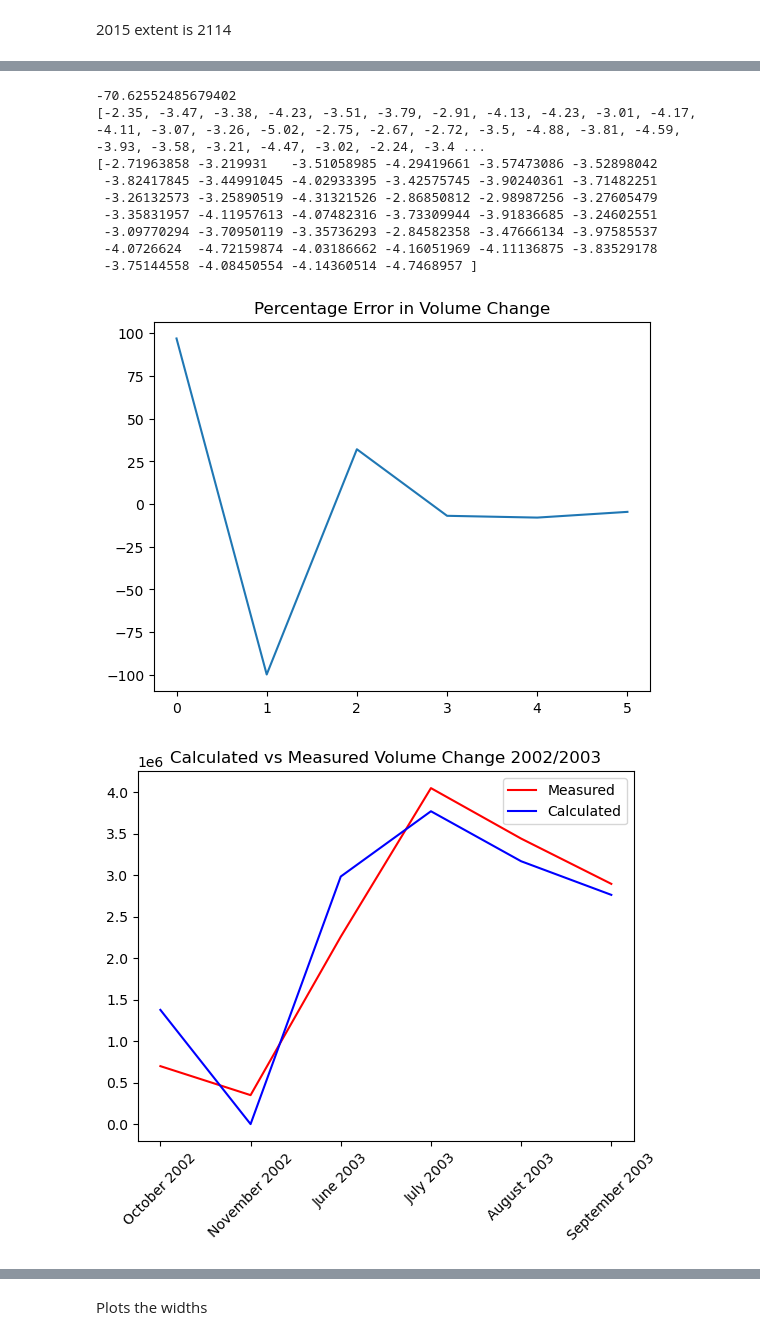
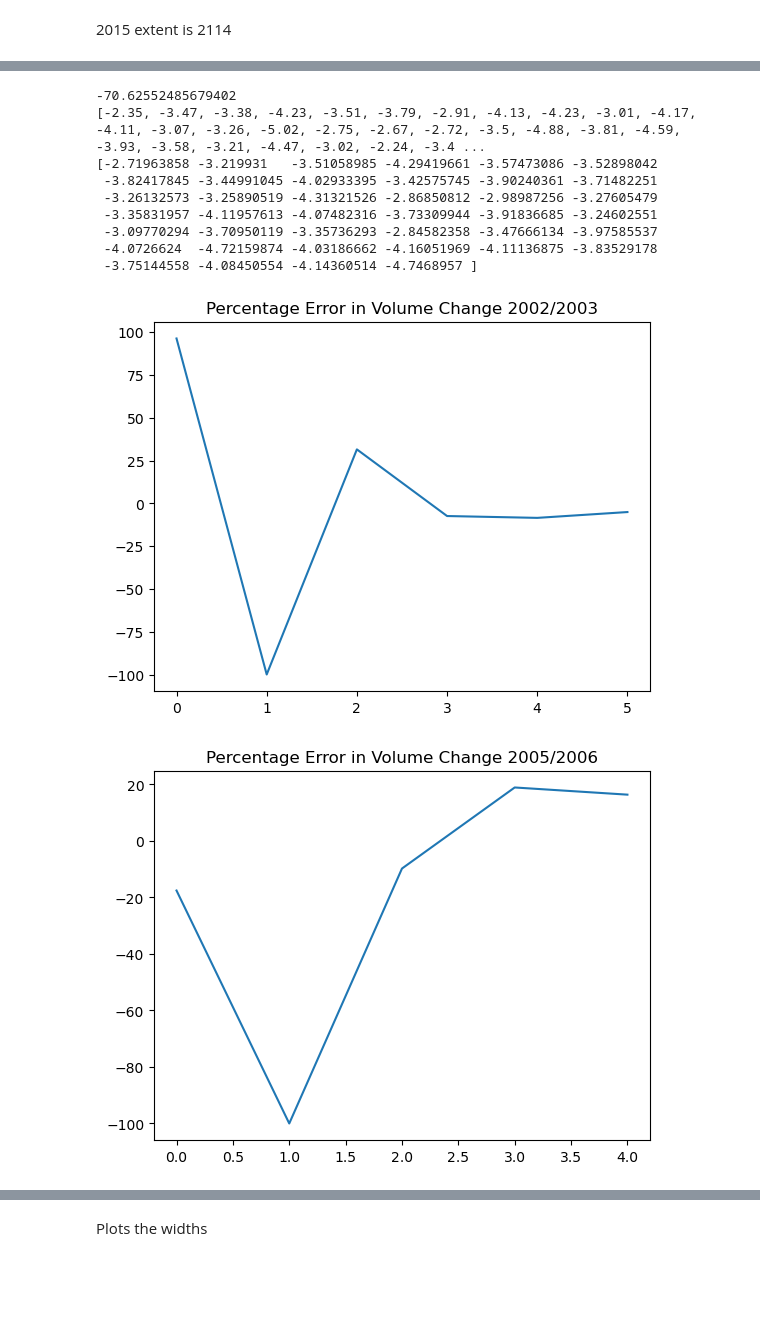
Before and after one commit to kstone3/Senior-Thesis, a Jupyter notebook: SIA/SIA-Mass-Balance-model.ipynb, the cells around one changed output, grey strips where cells are left out. Drawn from its saved outputs; the diff is of its cells as text; code cells hidden in the pictures; blank space fills up the shorter version.

Commit message:
model is close now

```diff
--- a/SIA/SIA-Mass-Balance-model.ipynb
+++ b/SIA/SIA-Mass-Balance-model.ipynb
@@ -591,16 +606,13 @@ quiet=True
 # This is in meters water equivalent per positive degree day, NOT PER DEGREE C
 # accumfactor=0.0319 #bounds approx 0.001-0.005
 # accumfactor=1.7
-accumfactor_lower=1.3
-accumfactor_upper=2
+accumfactor_lower=1.31
+accumfactor_upper=1.97
 #-0.0035 for both minimizes summer mb diff
 ice_meltfactor= -0.0035 #bounds approx 0.005-0.012
 snow_meltfactor=-0.0035 #bounds approx 0.002-0.006
-snow_conv_factor=5#bounds 5-15
-snow_melt_amplitude=-0.00
-ice_melt_amplitude=-0.00
+snow_conv_factor=8.97#bounds 5-15
 lapse_rate=0.0065
-snow_conv_factor=9
 tune_factors=[ice_meltfactor,snow_meltfactor,lapse_rate,accumfactor_lower,accumfactor_upper,snow_conv_factor]
 #tune_factors=[-6.21530477e-03, -3.16373793e-03,  3.90806503e-03,  6.37238199e+00,-5.37087541e-03,-1.14816075e-03]
 # tune_factors=[ice_meltfactor, snow_meltfactor, accumfactor, snow_conv_factor,snow_melt_amplitude,ice_melt_amplitude,lapse_rate]
@@ -623,7 +635,7 @@ for i in range(0,model.frames):
   model.run_model(i)
 # anim = FuncAnimation(fig, model.func, frames=frame_generator, blit=False, repeat=False, save_count=model.frames)
 # vid = HTML(anim.to_jshtml())
-df = pd.DataFrame({'date': pd.to_datetime(list(model.date_index.keys())),'volume_change': model.daily_runoff})
+df = pd.DataFrame({'date': pd.to_datetime(list(model.date_index_2002_2003.keys())),'volume_change': model.daily_runoff_2002_2003})
 df['date'] = df['date'].dt.to_period('M')
 monthly_volume_change = df.groupby('date')['volume_change'].sum().to_numpy()
 print("Final Year: ", model.current_date.year)
@@ -635,7 +647,7 @@ print("SUMMER MB RELATIVE ERROR: ", np.sum(np.abs(model.calculated_summer_mb-mod
 #print('CALCULATED ANNUAL MB: ', model.calculated_annual_mb)
 #print('ANNUAL MB DIFF: ',np.array(model.calculated_annual_mb)-np.array(model.annual_mb))
 # print("VOLUME DIFF: ", np.sum(model.daily_volume_change-model.volume_valid))
-print("VOL:", np.sum((monthly_volume_change- model.runoff_verif) / (model.runoff_verif)* 100))
+print("VOL:", np.sum((monthly_volume_change- model.runoff_verif_2002_2003) / (model.runoff_verif_2002_2003)* 100))
 print("THICK: ", np.sum((model.thickness_change-model.thickness_change_verif) /np.abs(model.thickness_change_verif) * 100))
 print("FRONT VAR: ", np.sum((model.front_variation_verif - model.front_variation_calc) / np.abs(model.front_variation_verif) * 100))
 print("ELA: ",np.sum((model.ela_list-model.ela_verif)/np.abs(model.ela_verif)*100))
@@ -733,44 +745,58 @@ print(model.calculated_summer_mb)
 # plt.show()
 # print(model.ela_list)
 # print(model.ela_verif)
-df = pd.DataFrame({'date': pd.to_datetime(list(model.date_index.keys())),'volume_change': model.daily_runoff})
+df = pd.DataFrame({'date': pd.to_datetime(list(model.date_index_2002_2003.keys())),'volume_change': model.daily_runoff_2002_2003})
 df['date'] = df['date'].dt.to_period('M')
-monthly_volume_change = df.groupby('date')['volume_change'].sum().to_numpy()
-month_year_labels = df['date'].dt.strftime('%B %Y').unique()
-plt.plot((monthly_volume_change-model.runoff_verif)/model.runoff_verif*100)
-plt.title("Percentage Error in Volume Change")
+monthly_volume_change_2002_2003 = df.groupby('date')['volume_change'].sum().to_numpy()
+month_year_labels_2002_2003 = df['date'].dt.strftime('%B %Y').unique()
+df = pd.DataFrame({'date': pd.to_datetime(list(model.date_index_2005_2006.keys())),'volume_change': model.daily_runoff_2005_2006})
+df['date'] = df['date'].dt.to_period('M')
+monthly_volume_change_2005_2006 = df.groupby('date')['volume_change'].sum().to_numpy()
+month_year_labels_2005_2006 = df['date'].dt.strftime('%B %Y').unique()
+plt.plot((monthly_volume_change_2002_2003-model.runoff_verif_2002_2003)/model.runoff_verif_2002_2003*100)
+plt.title("Percentage Error in Volume Change 2002/2003")
 plt.show()
-plt.plot(model.runoff_verif, c='r', label="Measured")
-plt.plot(monthly_volume_change, c='b', label="Calculated")
+plt.plot((monthly_volume_change_2005_2006-model.runoff_verif_2005_2006)/model.runoff_verif_2005_2006*100)
+plt.title("Percentage Error in Volume Change 2005/2006")
+plt.show()
+plt.plot(model.runoff_verif_2002_2003, c='r', label="Measured")
+plt.plot(monthly_volume_change_2002_2003, c='b', label="Calculated")
 plt.title("Calculated vs Measured Volume Change 2002/2003")
-plt.xticks(ticks=np.arange(len(month_year_labels)), labels=month_year_labels, rotation=45)
+plt.xticks(ticks=np.arange(len(month_year_labels_2002_2003)), labels=month_year_labels_2002_2003, rotation=45)
 plt.legend()
 plt.show()
-print(np.sum((monthly_volume_change-model.runoff_verif)/model.runoff_verif)*100)
-print("Measured: ", model.runoff_verif)
-print("Calculated: ", monthly_volume_change)
+plt.plot(model.runoff_verif_2005_2006, c='r', label="Measured")
+plt.plot(monthly_volume_change_2005_2006, c='b', label="Calculated")
+plt.title("Calculated vs Measured Volume Change 2005/2006")
+plt.xticks(ticks=np.arange(len(month_year_labels_2005_2006)), labels=month_year_labels_2005_2006, rotation=45)
+plt.legend()
+plt.show()
+print("Relative Error 2002/2003: ", np.sum((monthly_volume_change_2002_2003-model.runoff_verif_2002_2003)/model.runoff_verif_2002_2003)*100)
+print("Relative Error 2005/2006: ", np.sum((monthly_volume_change_2005_2006-model.runoff_verif_2005_2006)/model.runoff_verif_2005_2006)*100)
+print("Measured: ", model.runoff_verif_2002_2003)
+print("Calculated: ", monthly_volume_change_2002_2003)
 # %% [output]
 [figure]
 [figure]
 7.232254180664562
 Measured:  [2.3, 2.1, 2.46, 2.01, 2.24, 2.46, 2.5, 3.69, 1.81, 1.92, 2.35, 3.0, 2.85, 3.44, 3.03, 3.96, 3.1, 1.81, 3.88, 2.45, 2.08, 2.06, 2.64, 3.5, 3.32, 2.74, 2.69, 3.57, 3.5, 3.2, 3.72, 2.65, 3.34 ...
 Calculated:  [2.05478    1.72605675 2.5107345  1.67165619 2.578066   2.50285381
  3.81253775 2.492434   1.850256   1.63909719 2.80387787 3.1805175
  2.93728275 2.48914612 2.739594   3.39915225 2.019003   2.64613894
  2.66242238 3.46803981 2.5712585  2.2387475  3.28811138 3.30493556
  2.4314285  2.73160587 2.51191838 3.68945875 3.54620075 2.65372631
  3.9726285  3.379145   3.462018   3.56255625 3.559705   2.25517625
  3.66725575 4.24680019 2.89942075 2.4502305 ]
 [figure]
 [figure]
 -70.62552485679402
 [-2.35, -3.47, -3.38, -4.23, -3.51, -3.79, -2.91, -4.13, -4.23, -3.01, -4.17, -4.11, -3.07, -3.26, -5.02, -2.75, -2.67, -2.72, -3.5, -4.88, -3.81, -4.59, -3.93, -3.58, -3.21, -4.47, -3.02, -2.24, -3.4 ...
 [-2.71963858 -3.219931   -3.51058985 -4.29419661 -3.57473086 -3.52898042
  -3.82417845 -3.44991045 -4.02933395 -3.42575745 -3.90240361 -3.71482251
  -3.26132573 -3.25890519 -4.31321526 -2.86850812 -2.98987256 -3.27605479
  -3.35831957 -4.11957613 -4.07482316 -3.73309944 -3.91836685 -3.24602551
  -3.09770294 -3.70950119 -3.35736293 -2.84582358 -3.47666134 -3.97585537
  -4.0726624  -4.72159874 -4.03186662 -4.16051969 -4.11136875 -3.83529178
  -3.75144558 -4.08450554 -4.14360514 -4.7468957 ]
-[figure, old version]
+[figure, new version]
-[figure, old version]
+[figure, new version]
```
Also changed, not shown: parts of 5 cells of this notebook, 27 other files.
